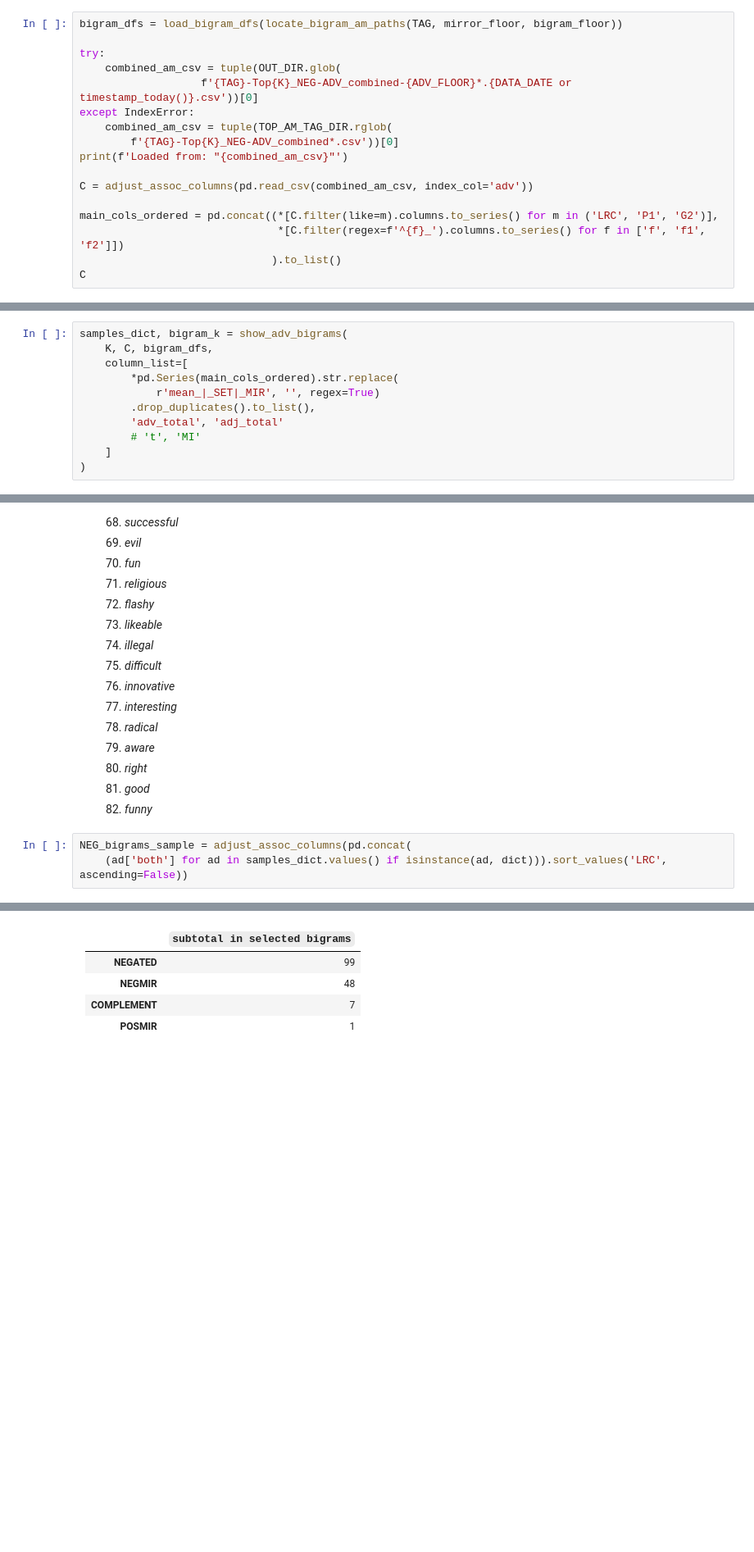
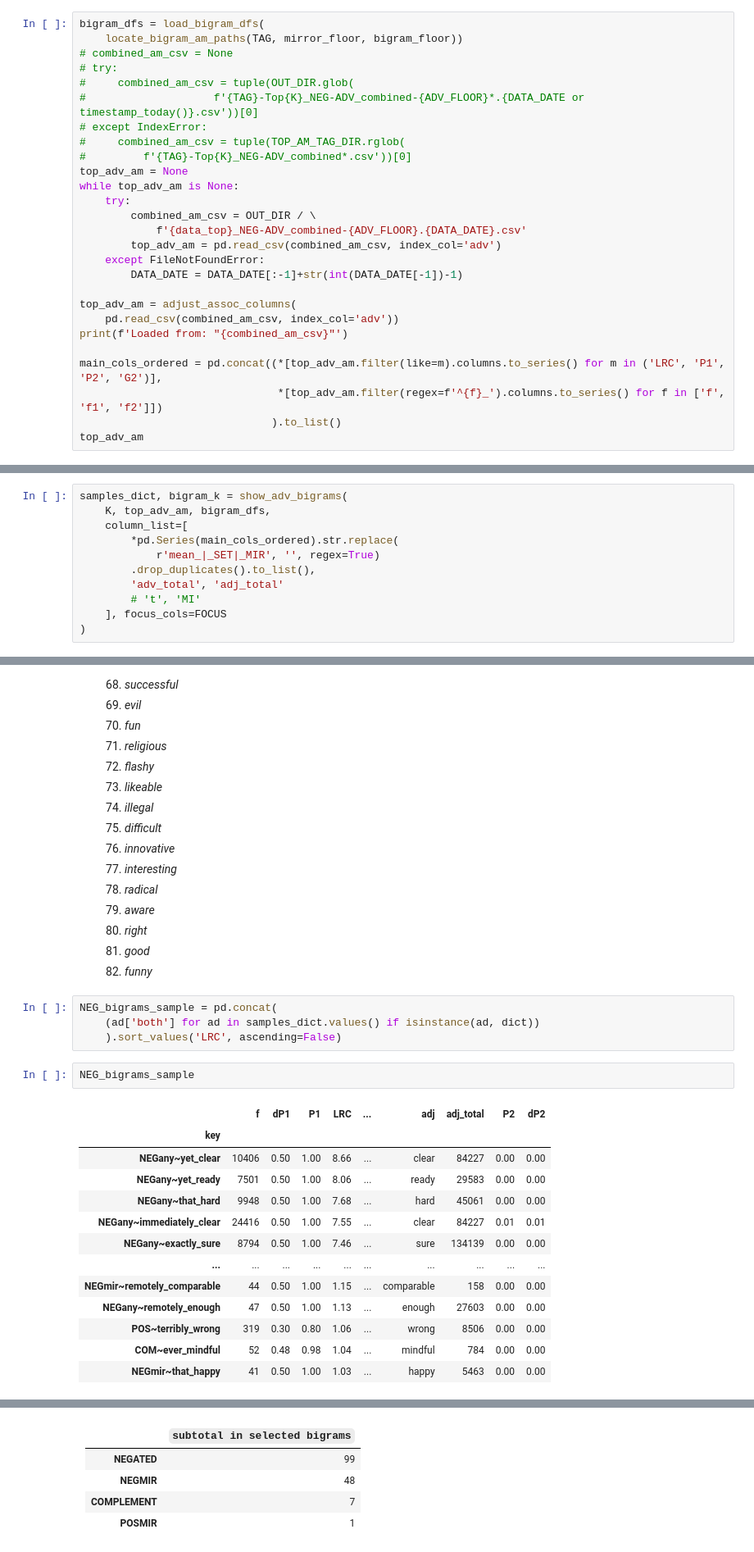
Before and after one commit to AndreaTheLinguist/sanpi, a Jupyter notebook: notebooks/NEQ-collect_bigrams_for_top_adv.ipynb, the cells around one changed output, grey strips where cells are left out. Shown at 82% size. Saved outputs shown, nothing was run; the diff lists cells and outputs as text; blank space fills up the shorter version.

Commit message:
added `TAG` versions of top_NEGadv_bigram-polarity.ipynb and updated preceding notebooks to fix some errors

```diff
--- a/notebooks/NEQ-collect_bigrams_for_top_adv.ipynb
+++ b/notebooks/NEQ-collect_bigrams_for_top_adv.ipynb
@@ -51,22 +73,32 @@ pd.set_option("display.float_format", '{:,.2f}'.format)
 # %% [markdown]
 ## Load data
 # %%
-bigram_dfs = load_bigram_dfs(locate_bigram_am_paths(TAG, mirror_floor, bigram_floor))
+bigram_dfs = load_bigram_dfs(
+    locate_bigram_am_paths(TAG, mirror_floor, bigram_floor))
+# combined_am_csv = None
+# try:
+#     combined_am_csv = tuple(OUT_DIR.glob(
+#                    f'{TAG}-Top{K}_NEG-ADV_combined-{ADV_FLOOR}*.{DATA_DATE or timestamp_today()}.csv'))[0]
+# except IndexError:
+#     combined_am_csv = tuple(TOP_AM_TAG_DIR.rglob(
+#         f'{TAG}-Top{K}_NEG-ADV_combined*.csv'))[0]
+top_adv_am = None
+while top_adv_am is None:
+    try:
+        combined_am_csv = OUT_DIR / \
+            f'{data_top}_NEG-ADV_combined-{ADV_FLOOR}.{DATA_DATE}.csv'
+        top_adv_am = pd.read_csv(combined_am_csv, index_col='adv')
+    except FileNotFoundError:
+        DATA_DATE = DATA_DATE[:-1]+str(int(DATA_DATE[-1])-1)
 
-try:
-    combined_am_csv = tuple(OUT_DIR.glob(
-                   f'{TAG}-Top{K}_NEG-ADV_combined-{ADV_FLOOR}*.{DATA_DATE or timestamp_today()}.csv'))[0]
-except IndexError:
-    combined_am_csv = tuple(TOP_AM_TAG_DIR.rglob(
-        f'{TAG}-Top{K}_NEG-ADV_combined*.csv'))[0]
+top_adv_am = adjust_assoc_columns(
+    pd.read_csv(combined_am_csv, index_col='adv'))
 print(f'Loaded from: "{combined_am_csv}"')
 
-C = adjust_assoc_columns(pd.read_csv(combined_am_csv, index_col='adv'))
-
-main_cols_ordered = pd.concat((*[C.filter(like=m).columns.to_series() for m in ('LRC', 'P1', 'G2')],
-                               *[C.filter(regex=f'^{f}_').columns.to_series() for f in ['f', 'f1', 'f2']])
+main_cols_ordered = pd.concat((*[top_adv_am.filter(like=m).columns.to_series() for m in ('LRC', 'P1', 'P2', 'G2')],
+                               *[top_adv_am.filter(regex=f'^{f}_').columns.to_series() for f in ['f', 'f1', 'f2']])
                               ).to_list()
-C
+top_adv_am
 # %% [output]
 {'RBdirect': PosixPath('/share/compling/projects/sanpi/results/assoc_df/polar/RBdirect/bigram/extra/polarized-bigram_NEQ-direct_min25x_extra.parq'),
  'mirror': PosixPath('/share/compling/projects/sanpi/results/assoc_df/polar/mirror/bigram/extra/polarized-bigram_NEQ-mirror_min5x_extra.parq')}
@@ -88,13 +140,13 @@ Loaded from: "/share/compling/projects/sanpi/results/top_AM/NEQ/NEQ-Top8/NEQ-Top
 # %%
 samples_dict, bigram_k = show_adv_bigrams(
-    K, C, bigram_dfs,
+    K, top_adv_am, bigram_dfs,
     column_list=[
         *pd.Series(main_cols_ordered).str.replace(
             r'mean_|_SET|_MIR', '', regex=True)
         .drop_duplicates().to_list(),
         'adv_total', 'adj_total'
         # 't', 'MI'
-    ]
+    ], focus_cols=FOCUS
 )
 # %% [output]
 ## Top 10 "most negative" bigrams corresponding to top 8 adverbs
@@ -1074,5 +1126,22 @@ for key, info in samples_dict.items():
    1. _good_
    1. _funny_
 # %%
-NEG_bigrams_sample = adjust_assoc_columns(pd.concat(
-    (ad['both'] for ad in samples_dict.values() if isinstance(ad, dict))).sort_values('LRC', ascending=False))
+NEG_bigrams_sample = pd.concat(
+    (ad['both'] for ad in samples_dict.values() if isinstance(ad, dict))
+    ).sort_values('LRC', ascending=False)
+# %%
+NEG_bigrams_sample
+# %% [output]
+|  | f | dP1 | P1 | LRC | ... | adj | adj_total | P2 | dP2 |
+| key |  |  |  |  |  |  |  |  |  |
+| NEGany~yet_clear | 10406 | 0.50 | 1.00 | 8.66 | ... | clear | 84227 | 0.00 | 0.00 |
+| NEGany~yet_ready | 7501 | 0.50 | 1.00 | 8.06 | ... | ready | 29583 | 0.00 | 0.00 |
+| NEGany~that_hard | 9948 | 0.50 | 1.00 | 7.68 | ... | hard | 45061 | 0.00 | 0.00 |
+| NEGany~immediately_clear | 24416 | 0.50 | 1.00 | 7.55 | ... | clear | 84227 | 0.01 | 0.01 |
+| NEGany~exactly_sure | 8794 | 0.50 | 1.00 | 7.46 | ... | sure | 134139 | 0.00 | 0.00 |
+| ... | ... | ... | ... | ... | ... | ... | ... | ... | ... |
+| NEGmir~remotely_comparable | 44 | 0.50 | 1.00 | 1.15 | ... | comparable | 158 | 0.00 | 0.00 |
+| NEGany~remotely_enough | 47 | 0.50 | 1.00 | 1.13 | ... | enough | 27603 | 0.00 | 0.00 |
+| POS~terribly_wrong | 319 | 0.30 | 0.80 | 1.06 | ... | wrong | 8506 | 0.00 | 0.00 |
+| COM~ever_mindful | 52 | 0.48 | 0.98 | 1.04 | ... | mindful | 784 | 0.00 | 0.00 |
+| NEGmir~that_happy | 41 | 0.50 | 1.00 | 1.03 | ... | happy | 5463 | 0.00 | 0.00 |
```
Also changed, not shown: parts of 13 cells of this notebook, 10 other files.
